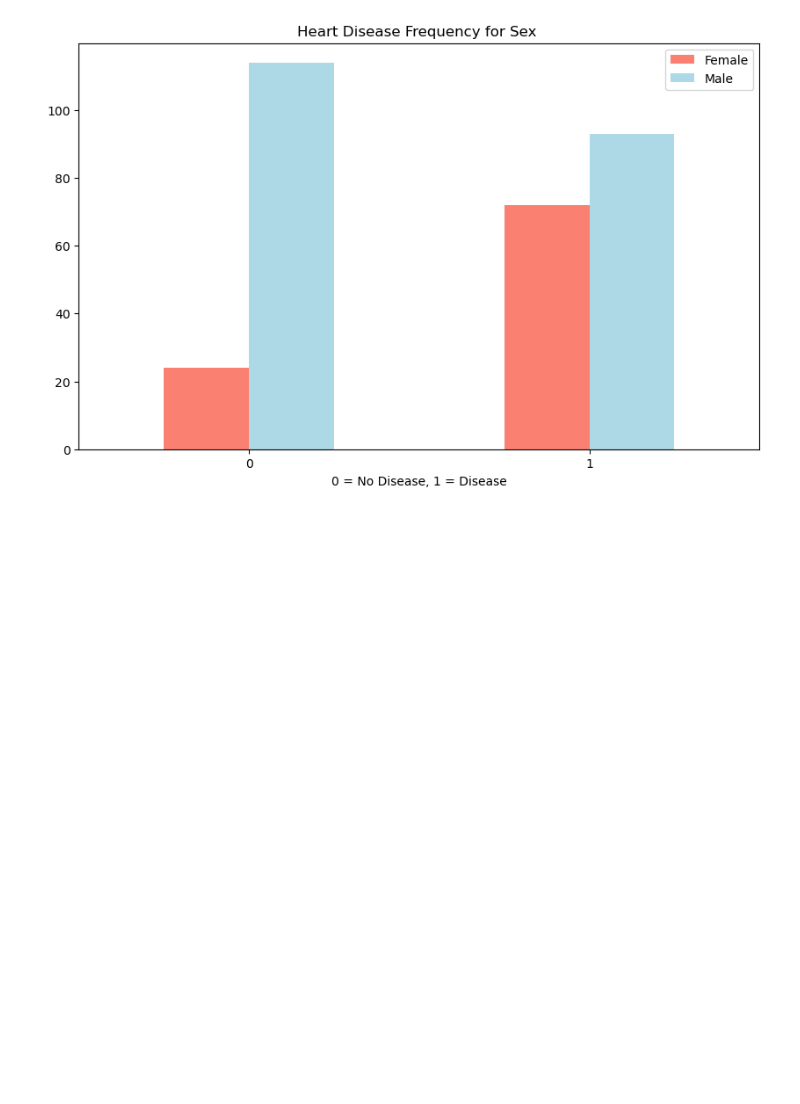
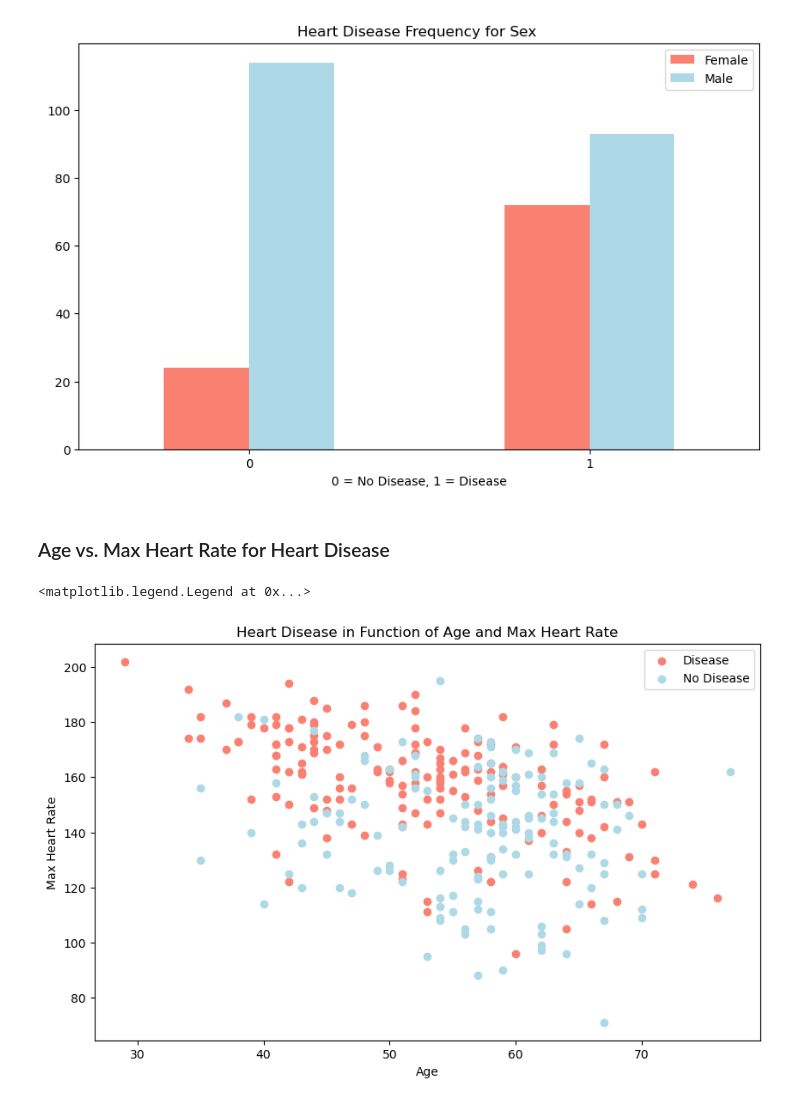
Before and after one commit to Hanadali818/Heart-disease, a Jupyter notebook: end-to-end-heart-disease-classification.ipynb, the cells around one changed output. Saved outputs shown, nothing was run; the diff lists cells and outputs as text; code cells hidden in the pictures; blank space fills up the shorter version.

Commit message:
Explored data points to look at things like age vs max heart rate in a scatter plot. I also toom a look at the heart disease frequency of people expirencing different chest pain types

```diff
--- a/end-to-end-heart-disease-classification.ipynb
+++ b/end-to-end-heart-disease-classification.ipynb
@@ -224,3 +224,34 @@ plt.xticks(rotation=0)
 # %% [output]
 (array([0, 1]), [Text(0, 0, '0'), Text(1, 0, '1')])
 [figure]
+# %% [markdown]
+### Age vs. Max Heart Rate for Heart Disease
+# %%
+# Import matplotlib.pyplot as plt
+import matplotlib.pyplot as plt
+from importlib import reload
+plt=reload(plt)
+
+# Create another figure
+plt.figure(figsize=(10, 6))
+
+# Scatter with positive examples (Disease)
+plt.scatter(df.age[df.target == 1],
+            df.thalach[df.target == 1],
+            c="salmon",
+            label="Disease")
+
+# Scatter with negative examples (No Disease)
+plt.scatter(df.age[df.target == 0],
+            df.thalach[df.target == 0],
+            c="lightblue",
+            label="No Disease")
+
+# Add some helpful info
+plt.title("Heart Disease in Function of Age and Max Heart Rate")
+plt.xlabel("Age")
+plt.ylabel("Max Heart Rate")
+plt.legend()
+# %% [output]
+<matplotlib.legend.Legend at 0x...>
+[figure, added]
```
Also changed, not shown: parts of 6 cells of this notebook.
